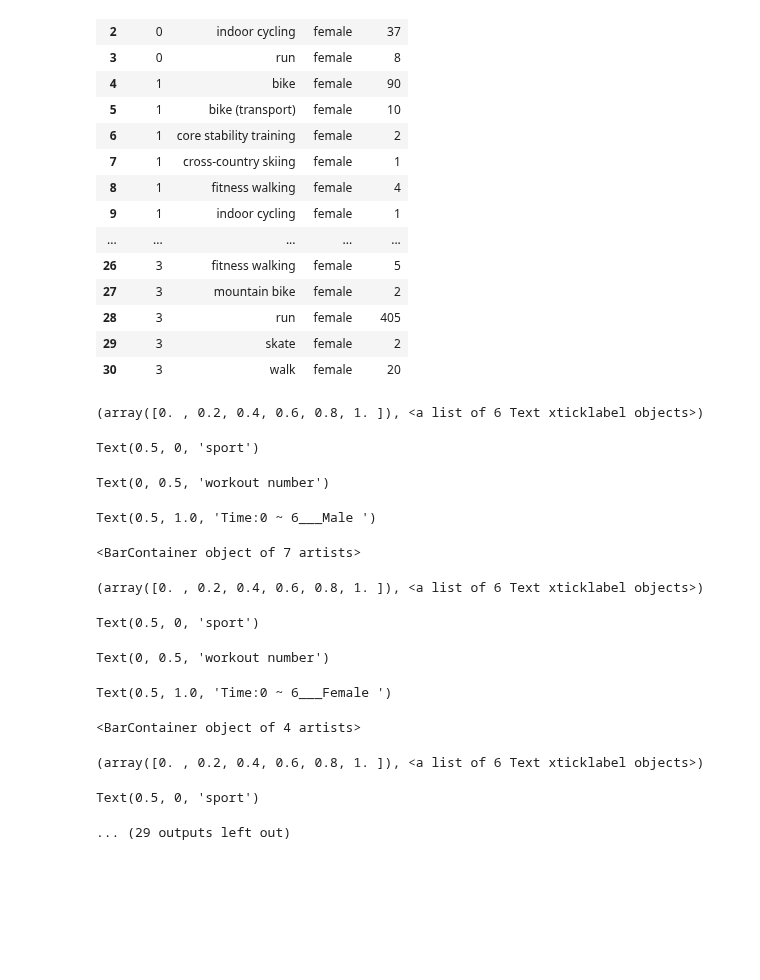
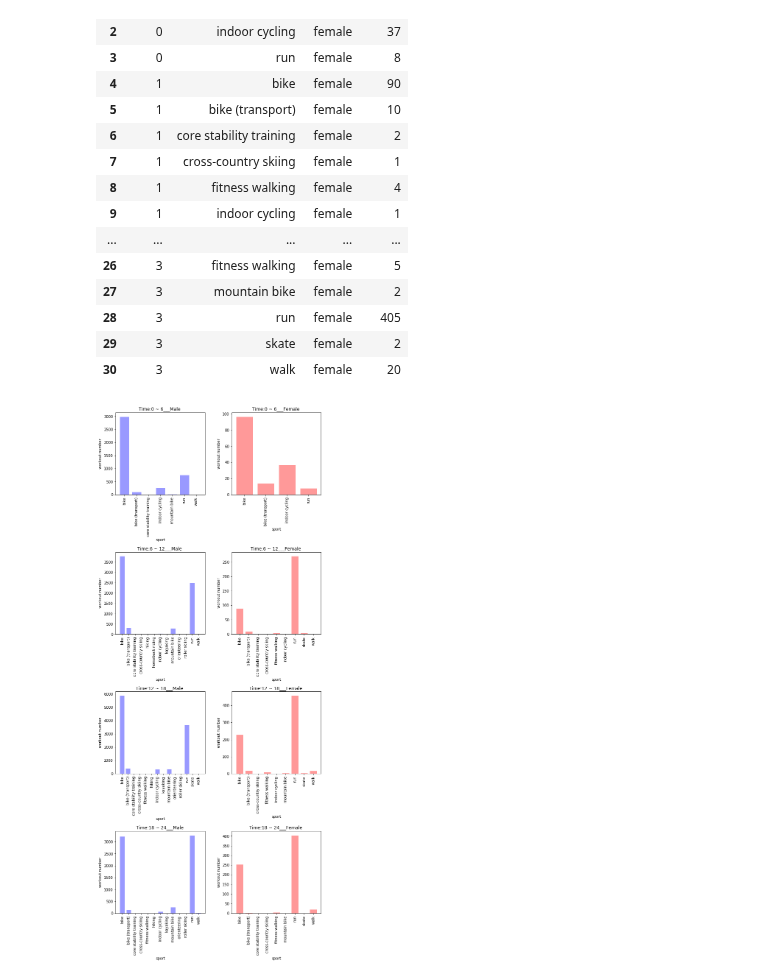
Before and after one commit to TuanTTranCS/concordia-bigdata-project, a Jupyter notebook: BigData_Project_Yefei.ipynb, the cells around one changed output. Cells and saved outputs as stored; diff of their text form; code cells hidden in the pictures; blank space fills up the shorter version.

```diff
--- a/BigData_Project_Yefei.ipynb
+++ b/BigData_Project_Yefei.ipynb
@@ -204,6 +204,7 @@ df2AInner.toPandas()
 | 20 | swimming | male | 118.511500 | female | 124.460667 | -5.949167 |
 | 21 | bike | male | 133.692914 | female | 127.367465 | 6.325449 |
 # %%
+InteractiveShell.ast_node_interactivity = "none"
 rddAInner=df2AInner.rdd
 sportType=rddAInner.map(lambda row: row['sport']).collect()
 diffAvg=rddAInner.map(lambda row: row['diffAvg']).collect()
@@ -278,6 +275,8 @@ df6FM.toPandas()
 | 8 | female | core stability training | 0.082343 | 0.473539 |
 | 9 | female | skate | 0.225395 | 0.261445 |
 # %%
+InteractiveShell.ast_node_interactivity = "none"
+
 rdd6MInner=df6M.rdd
 rdd6FMInner=df6FM.rdd
 sportTypeM=rdd6MInner.map(lambda row: row['sport']).collect()
@@ -299,7 +298,8 @@ lis=[{'gender':'male', 'correlation':'(heartrate, altitude)','mean': float(meanM
      {'gender':'female', 'correlation':'(heartrate, altitude)','mean': float(meanFMhtat), 'variance': float(varFMhtat)}, {'gender':'female', 'correlation':'(heartrate, speed)','mean': float(meanFMhtsp), 'variance': float(varFMhtsp)}]
 showdf6=spark.createDataFrame(lis)
 print("The average correlation coefficient of different sports for male and female")
-showdf6.toPandas()
+print(showdf6.toPandas())
+
 
 diffMatsp=np.array(perMhtat)-np.array(perMhtsp)
 diffFMatsp=np.array(perFMhtat)-np.array(perFMhtsp)
@@ -330,5 +325,6 @@ Text(0.5, 1.0, 'the Pearson coefficient difference between (heartrate, altitude)
 [figure]
 # %%
+InteractiveShell.ast_node_interactivity = "all"
 plt.xticks(rotation=90)
 plt.xlabel('sport')
 plt.ylabel('the Pearson coefficient difference')
@@ -477,39 +468,28 @@ countFM3=rdd8Count.filter(lambda row: row['mark']==3 and row['gender']=='female'
 | 29 | 3 | skate | female | 2 |
 | 30 | 3 | walk | female | 20 |
 # %%
+InteractiveShell.ast_node_interactivity = "none"
 fig,axes=plt.subplots(4,2,figsize=(10,25))
 plt.subplots_adjust(wspace =0.3, hspace =0.7)
 
 for i in range(8):
     ax=plt.subplot(4,2,i+1)
     plt.sca(ax)
     plt.xticks(rotation=90)
     plt.xlabel('sport')
     plt.ylabel('workout number')
     if i%2==0:
         plt.title('Time:'+str(int(i/2*6))+' ~ ' + str(int(i/2*6)+6) +'___Male ')
         sportType=locals()['sportTypeM'+str(int(i/2))]
         count=locals()['countM'+str(int(i/2))]
         facecolor='#9999ff'
         bar(sportType, count, facecolor=facecolor, edgecolor='white')
     else:
         plt.title('Time:'+str(int((i-1)/2*6))+' ~ ' + str(int((i-1)/2*6)+6) +'___Female ')
         sportType=locals()['sportTypeFM'+str(int(i/2))]
         count=locals()['countFM'+str(int(i/2))]
         facecolor='#ff9999'
         bar(sportType, count, facecolor=facecolor, edgecolor='white')
 # %% [output]
-(array([0. , 0.2, 0.4, 0.6, 0.8, 1. ]), <a list of 6 Text xticklabel objects>)
-Text(0.5, 0, 'sport')
-Text(0, 0.5, 'workout number')
-Text(0.5, 1.0, 'Time:0 ~ 6___Male ')
-<BarContainer object of 7 artists>
-(array([0. , 0.2, 0.4, 0.6, 0.8, 1. ]), <a list of 6 Text xticklabel objects>)
-Text(0.5, 0, 'sport')
-Text(0, 0.5, 'workout number')
-Text(0.5, 1.0, 'Time:0 ~ 6___Female ')
-<BarContainer object of 4 artists>
-(array([0. , 0.2, 0.4, 0.6, 0.8, 1. ]), <a list of 6 Text xticklabel objects>)
-Text(0.5, 0, 'sport')
-... (29 outputs left out)
+[figure, added]
 # %%
```
Also changed, not shown: parts of 4 cells of this notebook.
